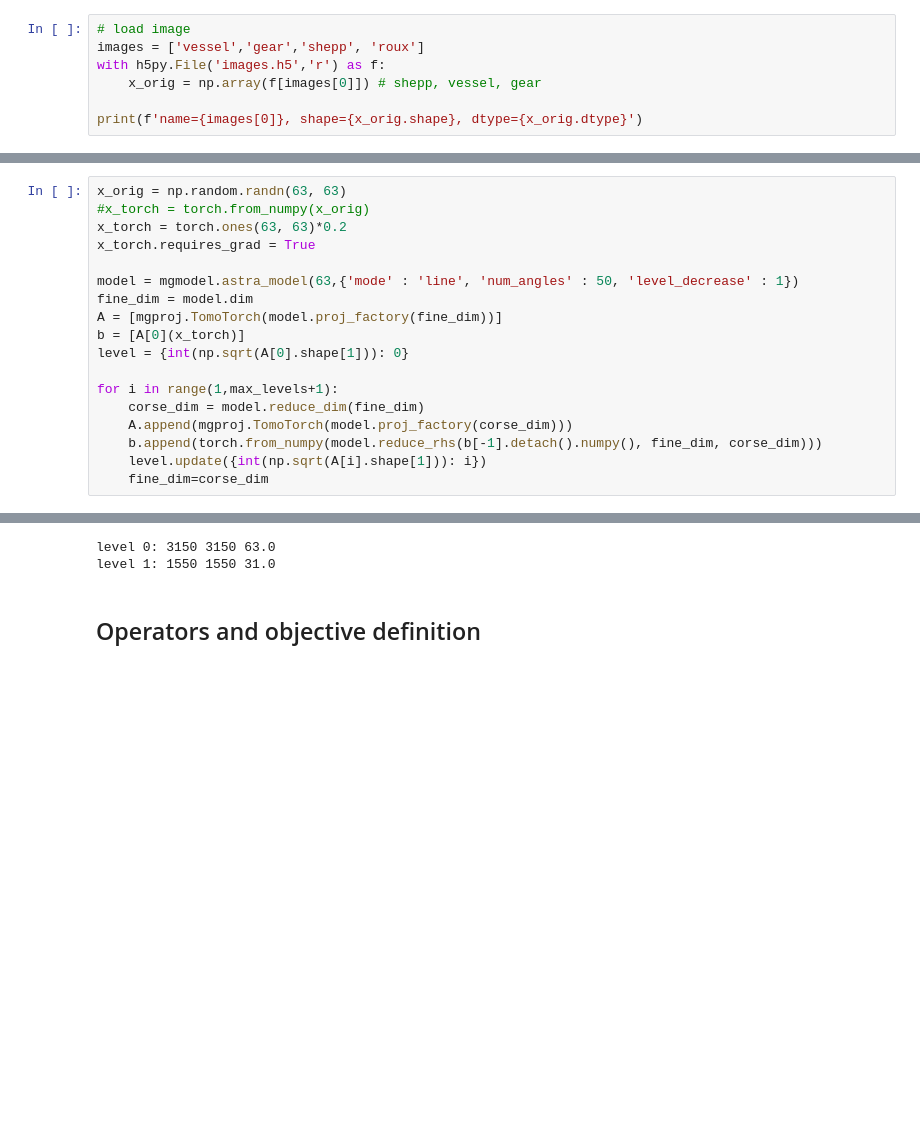
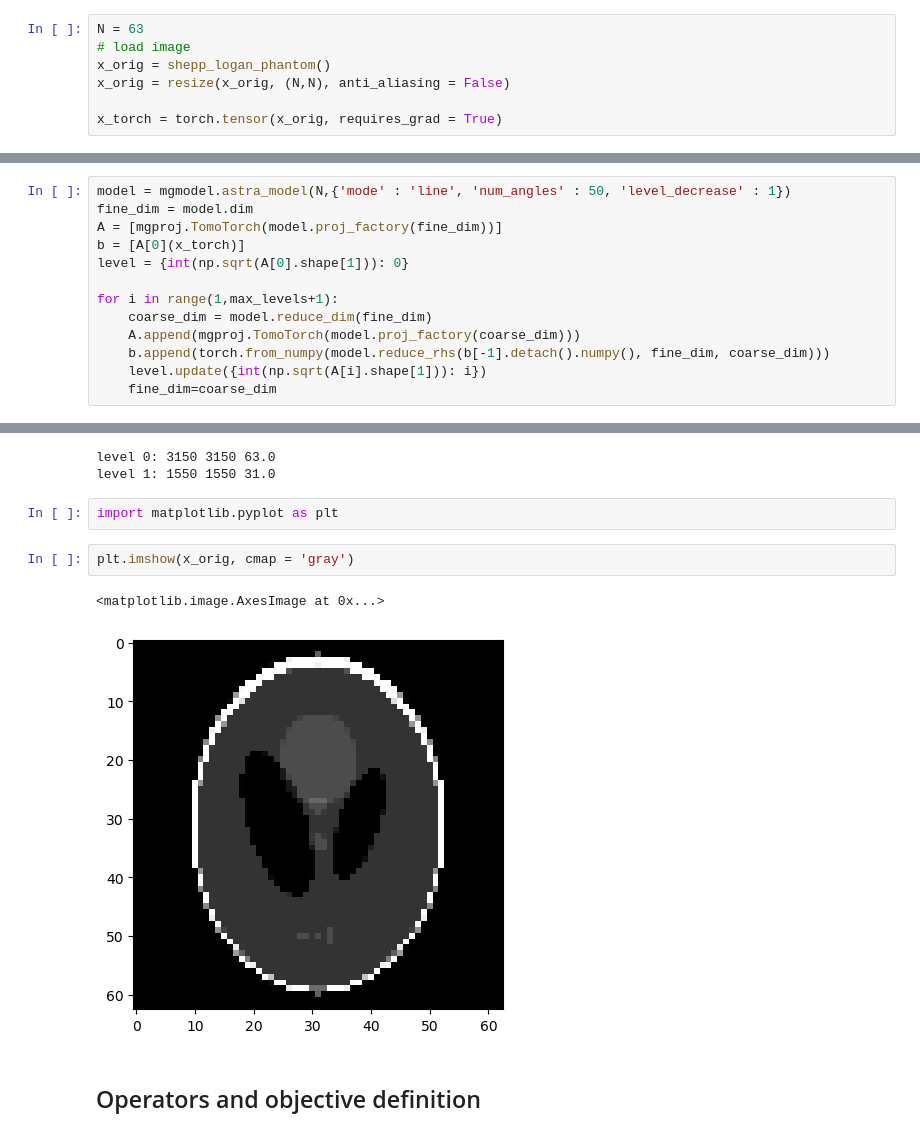
Before and after one commit to yaraelshiaty/MLBPGD, a Jupyter notebook: test_ML.ipynb, the cells around one changed output, grey strips where cells are left out. Drawn from its saved outputs; the diff is of its cells as text; blank space fills up the shorter version.

```diff
--- a/test_ML.ipynb
+++ b/test_ML.ipynb
@@ -14,9 +19,9 @@ from torch.func import grad
 max_levels = 1
 maxIter = [5,5]
 # %%
+N = 63
 # load image
-images = ['vessel','gear','shepp', 'roux']
-with h5py.File('images.h5','r') as f:
-    x_orig = np.array(f[images[0]]) # shepp, vessel, gear
+x_orig = shepp_logan_phantom()
+x_orig = resize(x_orig, (N,N), anti_aliasing = False)
 
-print(f'name={images[0]}, shape={x_orig.shape}, dtype={x_orig.dtype}')
+x_torch = torch.tensor(x_orig, requires_grad = True)
@@ -25,21 +28,16 @@ name=vessel, shape=(1023, 1023), dtype=float64
 # %%
-x_orig = np.random.randn(63, 63)
-#x_torch = torch.from_numpy(x_orig)
-x_torch = torch.ones(63, 63)*0.2
-x_torch.requires_grad = True
-
-model = mgmodel.astra_model(63,{'mode' : 'line', 'num_angles' : 50, 'level_decrease' : 1})
+model = mgmodel.astra_model(N,{'mode' : 'line', 'num_angles' : 50, 'level_decrease' : 1})
 fine_dim = model.dim
 A = [mgproj.TomoTorch(model.proj_factory(fine_dim))]
 b = [A[0](x_torch)]
 level = {int(np.sqrt(A[0].shape[1])): 0}
 
 for i in range(1,max_levels+1):
-    corse_dim = model.reduce_dim(fine_dim)
-    A.append(mgproj.TomoTorch(model.proj_factory(corse_dim)))
-    b.append(torch.from_numpy(model.reduce_rhs(b[-1].detach().numpy(), fine_dim, corse_dim)))
+    coarse_dim = model.reduce_dim(fine_dim)
+    A.append(mgproj.TomoTorch(model.proj_factory(coarse_dim)))
+    b.append(torch.from_numpy(model.reduce_rhs(b[-1].detach().numpy(), fine_dim, coarse_dim)))
     level.update({int(np.sqrt(A[i].shape[1])): i})
-    fine_dim=corse_dim
+    fine_dim=coarse_dim
 # %%
 print(level)
 # %% [output]
@@ -51,6 +49,13 @@ for i in range(max_levels+1):
 # %% [output]
 level 0: 3150 3150 63.0
 level 1: 1550 1550 31.0
+# %%
+import matplotlib.pyplot as plt
+# %%
+plt.imshow(x_orig, cmap = 'gray')
+# %% [output]
+<matplotlib.image.AxesImage at 0x...>
+[figure, added]
 # %% [markdown]
 ## Operators and objective definition
 # %%
```
Also changed, not shown: parts of 15 cells of this notebook, 3 other files.
